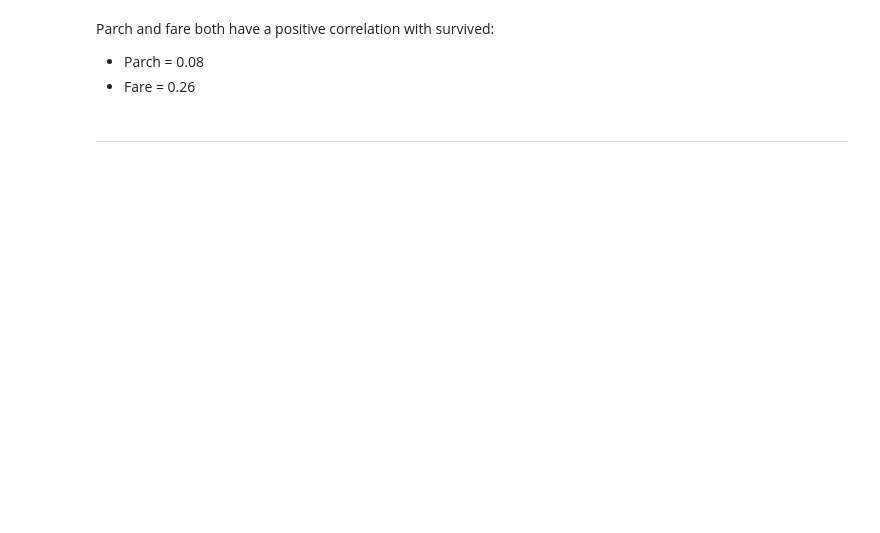
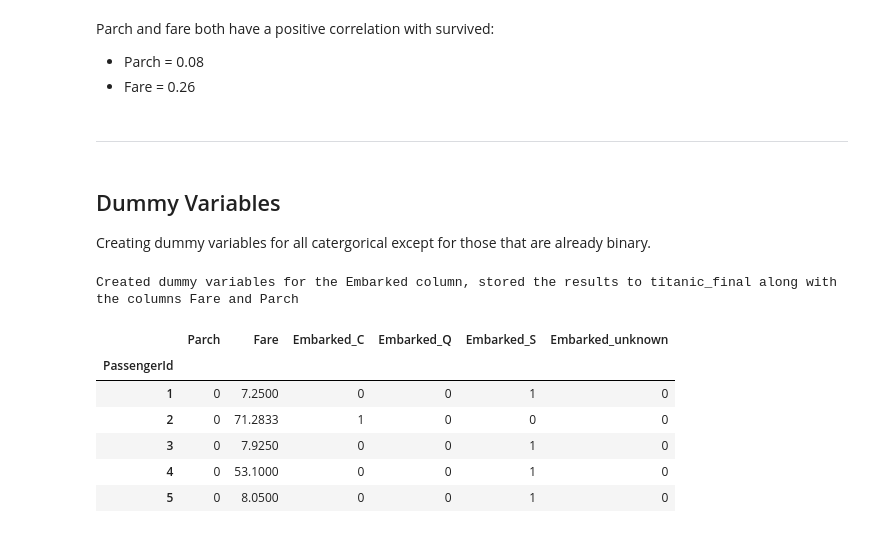
Before and after one commit to Andy-Nkumane/Titanic-Logistic_Regression, a Jupyter notebook: Titanic-Logistic_Regression.ipynb, the cells around one changed output. Saved outputs shown, nothing was run; the diff lists cells and outputs as text; code cells hidden in the pictures; blank space fills up the shorter version.

Commit message:
dummy variables

```diff
--- a/Titanic-Logistic_Regression.ipynb
+++ b/Titanic-Logistic_Regression.ipynb
@@ -199,3 +213,22 @@ Parch and fare both have a positive correlation with survived:
 * Fare = 0.26
 # %% [markdown]
 ---
+# %% [markdown]
+## Dummy Variables
+Creating dummy variables for all catergorical except for those that are already binary.
+# %%
+titanic_dummy = pd.get_dummies(titanic['Embarked'], prefix='Embarked')
+titanic_final = titanic[['Parch', 'Fare']].merge(titanic_dummy, on='PassengerId')
+print('Created dummy variables for the Embarked column, stored the results to titanic_final along with the columns Fare and Parch')
+# %% [output]
+Created dummy variables for the Embarked column, stored the results to titanic_final along with the columns Fare and Parch
+# %%
+titanic_final.head()
+# %% [output]
+|  | Parch | Fare | Embarked_C | Embarked_Q | Embarked_S | Embarked_unknown |
+| PassengerId |  |  |  |  |  |  |
+| 1 | 0 | 7.2500 | 0 | 0 | 1 | 0 |
+| 2 | 0 | 71.2833 | 1 | 0 | 0 | 0 |
+| 3 | 0 | 7.9250 | 0 | 0 | 1 | 0 |
+| 4 | 0 | 53.1000 | 0 | 0 | 1 | 0 |
+| 5 | 0 | 8.0500 | 0 | 0 | 1 | 0 |
```
Also changed, not shown: parts of 5 cells of this notebook.
